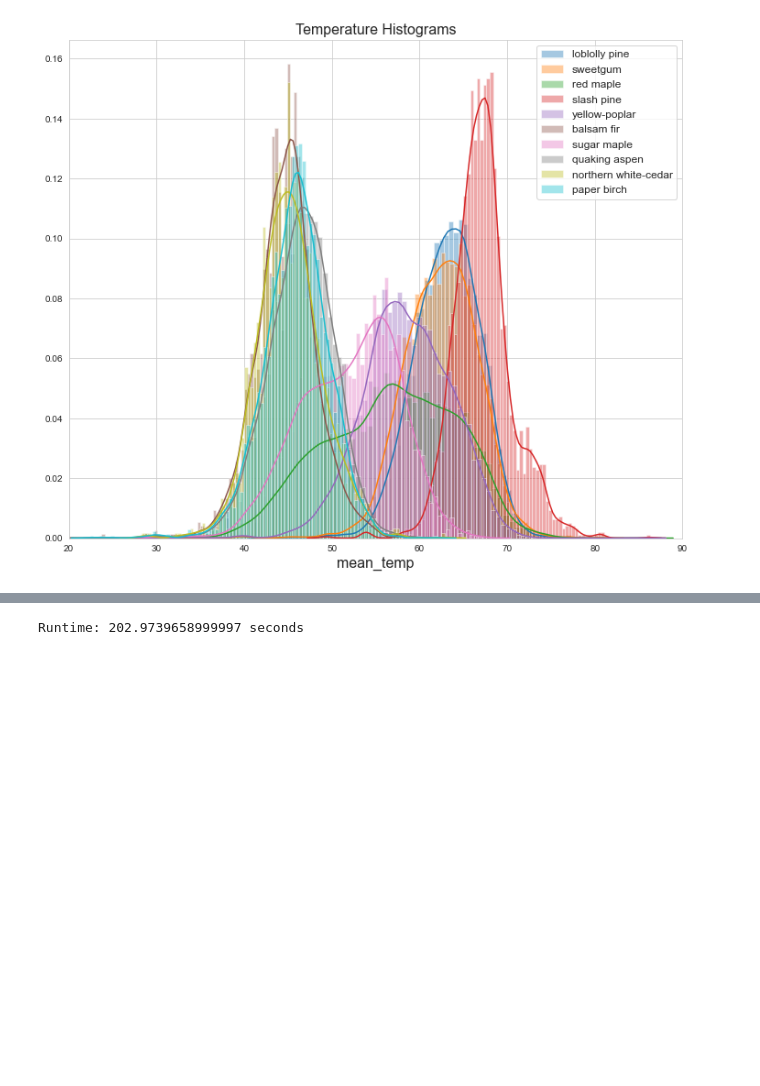
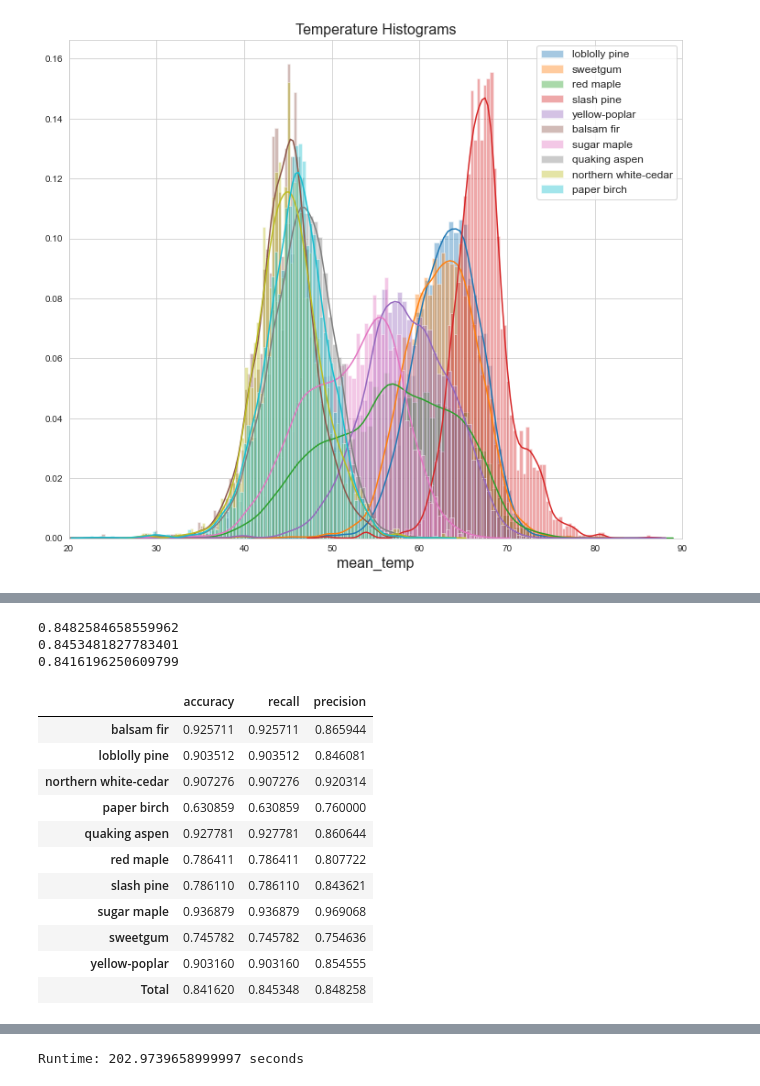
Before and after one commit to dheligman/climate, a Jupyter notebook: Classification_Modeling_KT.ipynb, the cells around one changed output, grey strips where cells are left out. Drawn from its saved outputs; the diff is of its cells as text; code cells hidden in the pictures; blank space fills up the shorter version.

```diff
--- a/Classification_Modeling_KT.ipynb
+++ b/Classification_Modeling_KT.ipynb
@@ -103,0 +121,39 @@ train,test = train_test_split(trees10,test_size=.1,shuffle=True,stratify = trees
+# %%
+print(precision_score(y,pred, average = 'macro'))
+print(recall_score(y,pred, average = 'macro'))
+print(accuracy_score(y,pred))
+# %% [output]
+0.8482584658559962
+0.8453481827783401
+0.8416196250609799
+# %%
+pred_df = pd.DataFrame({'speciesID':y,'pred':pred,'correct': y == pred})
+pred_df = pred_df.reset_index(drop = True)
+
+precision = precision_score(y,pred, average = None)
+recall = recall_score(y,pred, average = None)
+matrix = confusion_matrix(y, pred)
+accuracy = matrix.diagonal()/matrix.sum(axis=1)
+speID = le.transform(spe)
+orderedspecies = le.inverse_transform(np.sort(speID))
+final = pd.DataFrame({'accuracy':accuracy,
+                      'recall':recall,
+                      'precision':precision},
+                     index = orderedspecies)
+final.loc['Total'] = [accuracy_score(y,pred),
+                      recall_score(y,pred, average = 'macro'),
+                      precision_score(y,pred, average = 'macro')]
+final
+# %% [output]
+|  | accuracy | recall | precision |
+| balsam fir | 0.925711 | 0.925711 | 0.865944 |
+| loblolly pine | 0.903512 | 0.903512 | 0.846081 |
+| northern white-cedar | 0.907276 | 0.907276 | 0.920314 |
+| paper birch | 0.630859 | 0.630859 | 0.760000 |
+| quaking aspen | 0.927781 | 0.927781 | 0.860644 |
+| red maple | 0.786411 | 0.786411 | 0.807722 |
+| slash pine | 0.786110 | 0.786110 | 0.843621 |
+| sugar maple | 0.936879 | 0.936879 | 0.969068 |
+| sweetgum | 0.745782 | 0.745782 | 0.754636 |
+| yellow-poplar | 0.903160 | 0.903160 | 0.854555 |
+| Total | 0.841620 | 0.845348 | 0.848258 |
```
Also changed, not shown: parts of 10 cells of this notebook.
